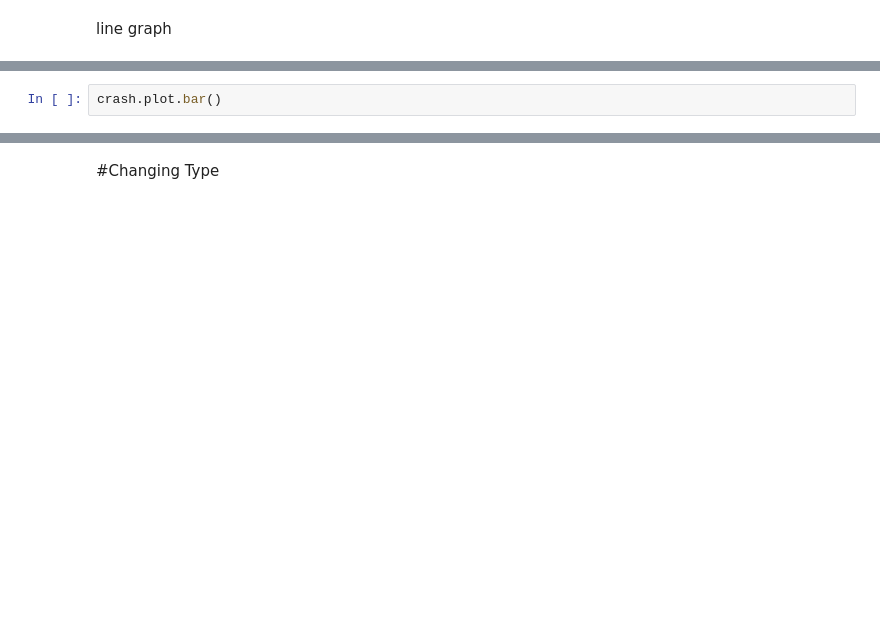
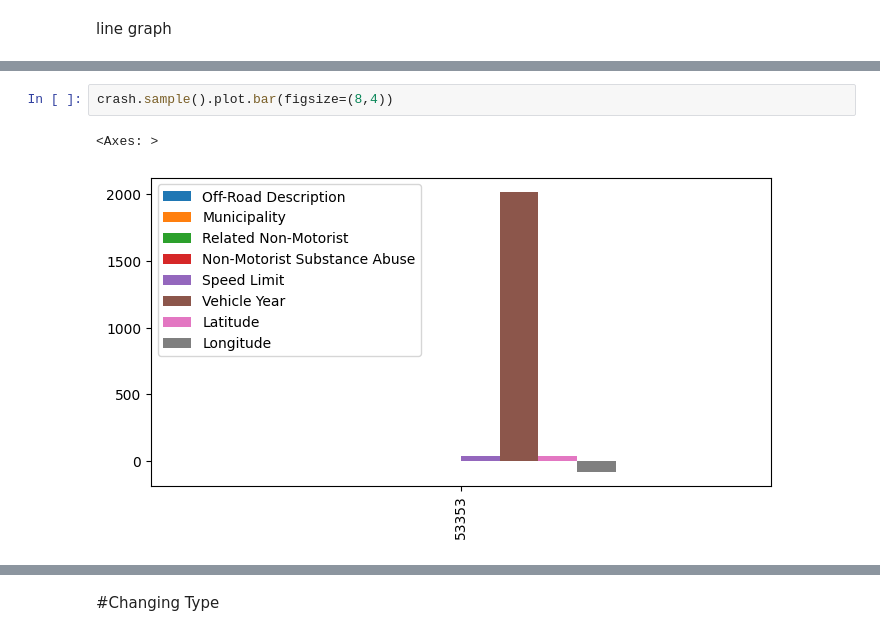
Before and after one commit to atletlgomez/titanic_and_crash, a Jupyter notebook: Titanic_and_Crash_Data.ipynb, the cells around one changed output, grey strips where cells are left out. Saved outputs shown, nothing was run; the diff lists cells and outputs as text; blank space fills up the shorter version.

```diff
--- a/Titanic_and_Crash_Data.ipynb
+++ b/Titanic_and_Crash_Data.ipynb
@@ -1273,4 +1276,7 @@ NameError: name 'titanic' is not defined
 # %%
-crash.plot.bar()
+crash.sample().plot.bar(figsize=(8,4))
+# %% [output]
+<Axes: >
+[figure, added]
 # %%
 titanic.plot.scatter(x="PassengerId", y="Age")
```
Also changed, not shown: parts of 122 cells of this notebook.
